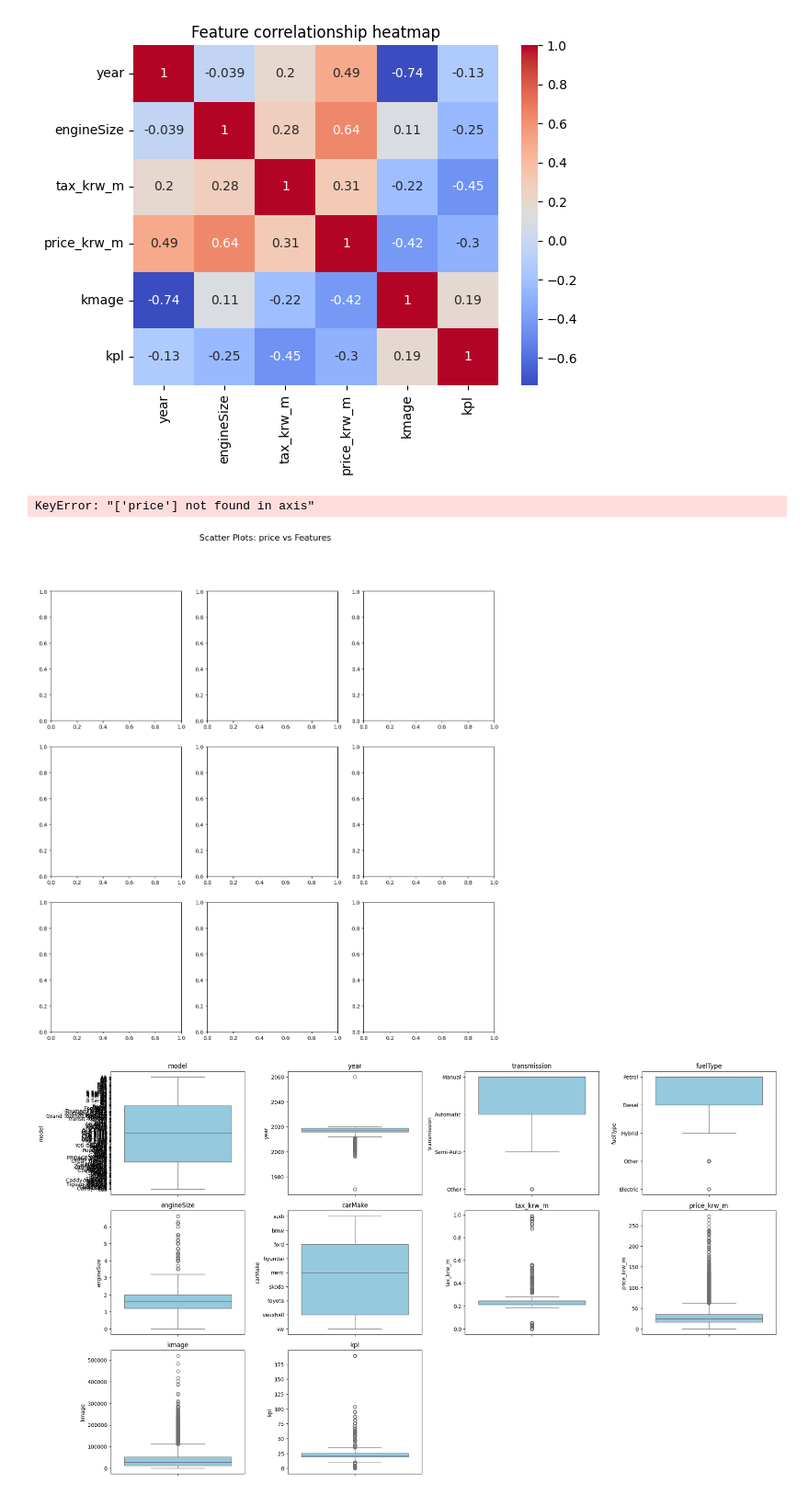
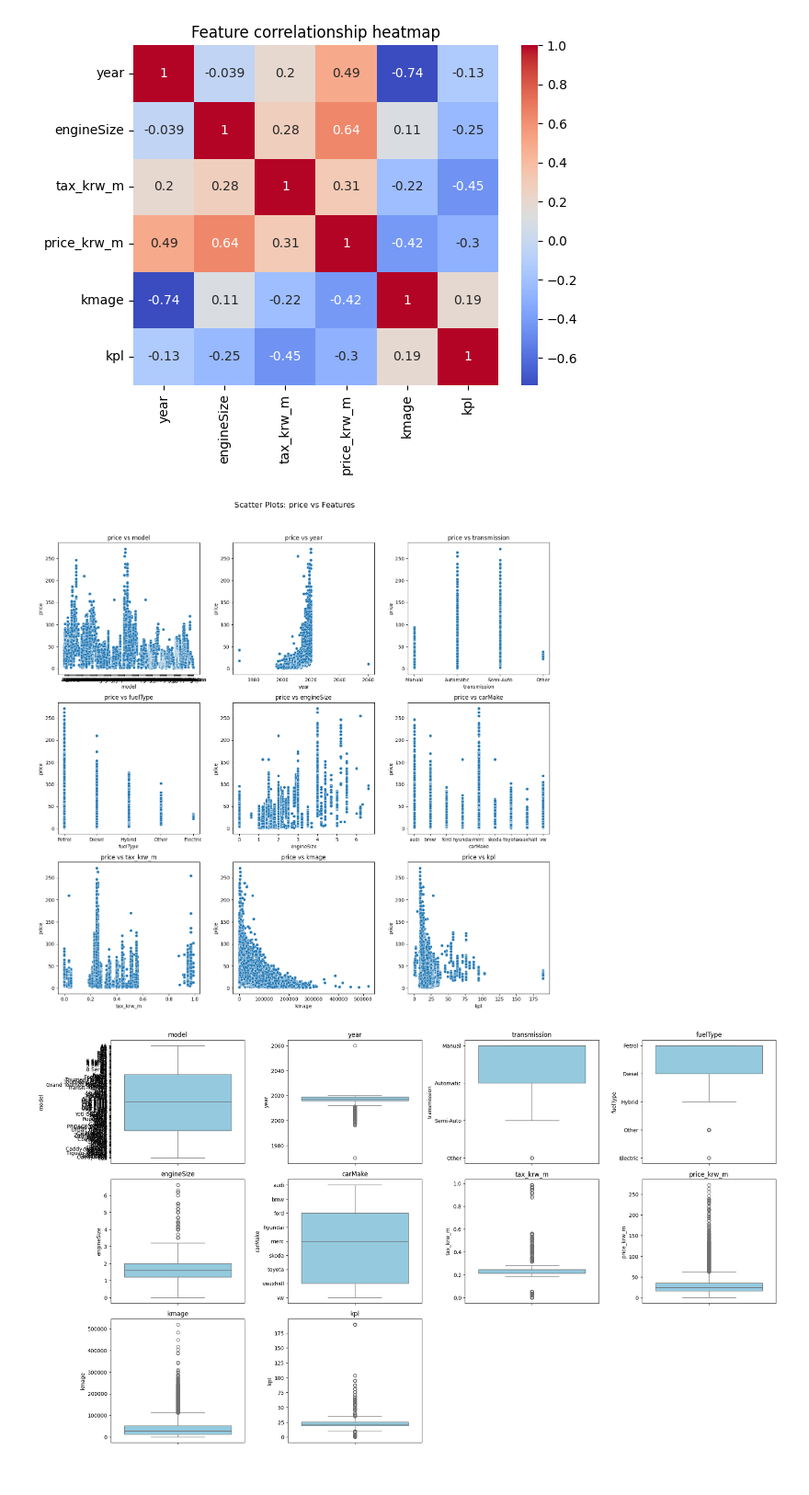
Before and after one commit to parkgunha/Chagawa_project, a Jupyter notebook: 건하_통합코드.ipynb, the cells around one changed output. Shown at 92% size. Drawn from its saved outputs; the diff is of its cells as text; code cells hidden in the pictures.

```diff
--- a/건하_통합코드.ipynb
+++ b/건하_통합코드.ipynb
@@ -205,31 +205,30 @@ plt.show()
 # %%
 # scatterplot 그리기
 
 # Subplot 설정
 num_features = len(full2_data.columns) -1  # 독립 변수 개수
 cols = 3  # 한 줄에 들어갈 플롯 수
 rows = (num_features + cols - 1) // cols  # 행 개수 계산
 
 fig, axes = plt.subplots(rows, cols, figsize=(15, 5 * rows))
 fig.suptitle("Scatter Plots: price vs Features", fontsize=16)
 
 # 각 독립 변수와 price의 산점도 그리기
-for i, column in enumerate(full2_data.columns.drop('price')):
+for i, column in enumerate(full2_data.columns.drop('price_krw_m')):
     ax = axes[i // cols, i % cols]
-    sns.scatterplot(data=full2_data, x=column, y="price", ax=ax)
+    sns.scatterplot(data=full2_data, x=column, y="price_krw_m", ax=ax)
     ax.set_title(f"price vs {column}")
     ax.set_xlabel(column)
     ax.set_ylabel("price")
 
 # 빈 subplot 숨기기 (독립변수 개수가 subplot보다 적은 경우)
 for j in range(i + 1, rows * cols):
     fig.delaxes(axes[j // cols, j % cols])
 
 plt.tight_layout(rect=[0, 0, 1, 0.95])  # 제목과 간격 조정
 plt.show()
 # %% [output]
-KeyError: "['price'] not found in axis"
-[figure, old version]
+[figure, new version]
 # %%
 # 수치형 feature에 대해 박스플롯 그리기
 
```
